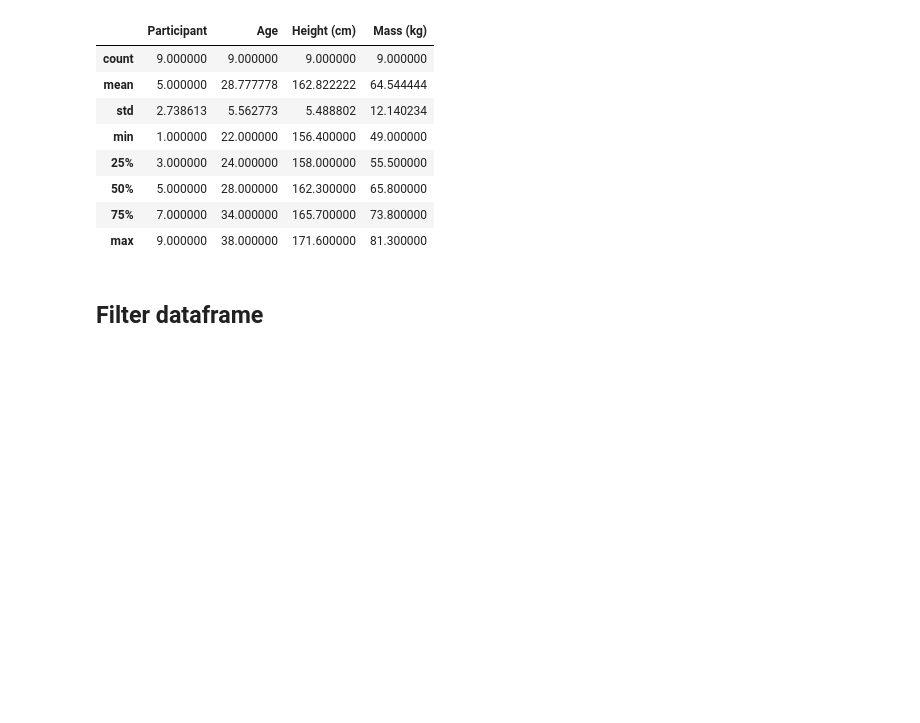
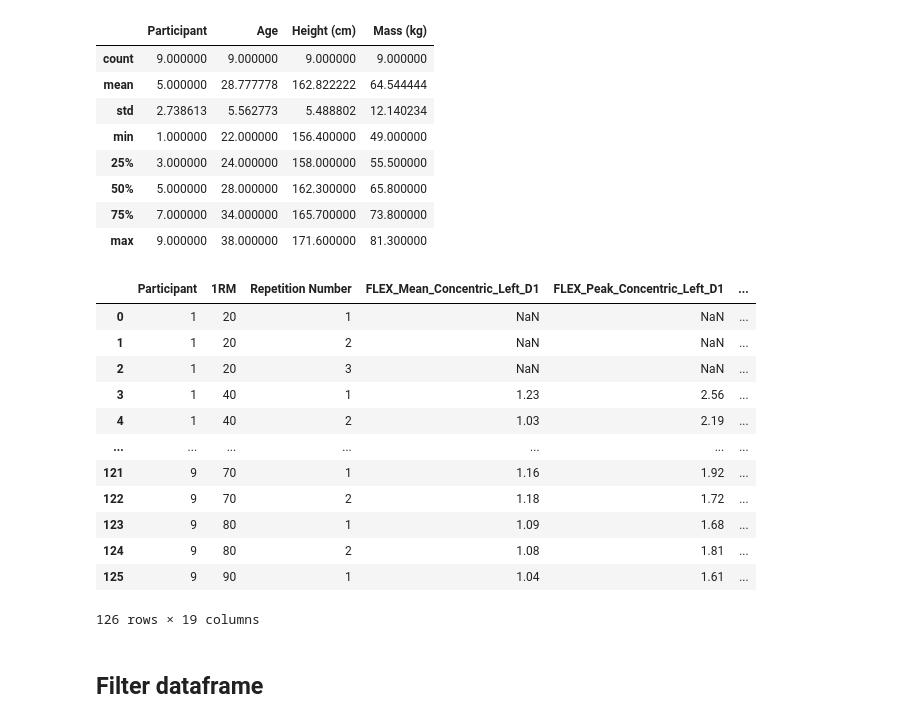
Before and after one commit to Shahril-Iskandar/publication-validity-flex-vbt, a Jupyter notebook: script.ipynb, the cells around one changed output. Drawn from its saved outputs; the diff is of its cells as text; code cells hidden in the pictures; blank space fills up the shorter version.

```diff
--- a/script.ipynb
+++ b/script.ipynb
@@ -33,6 +33,22 @@ info.describe() # Get descriptive statistics of participants info
 | 50% | 5.000000 | 28.000000 | 162.300000 | 65.800000 |
 | 75% | 7.000000 | 34.000000 | 165.700000 | 73.800000 |
 | max | 9.000000 | 38.000000 | 171.600000 | 81.300000 |
+# %%
+powerclean
+# %% [output]
+|  | Participant | 1RM | Repetition Number | FLEX_Mean_Concentric_Left_D1 | FLEX_Peak_Concentric_Left_D1 | ... |
+| 0 | 1 | 20 | 1 | NaN | NaN | ... |
+| 1 | 1 | 20 | 2 | NaN | NaN | ... |
+| 2 | 1 | 20 | 3 | NaN | NaN | ... |
+| 3 | 1 | 40 | 1 | 1.23 | 2.56 | ... |
+| 4 | 1 | 40 | 2 | 1.03 | 2.19 | ... |
+| ... | ... | ... | ... | ... | ... | ... |
+| 121 | 9 | 70 | 1 | 1.16 | 1.92 | ... |
+| 122 | 9 | 70 | 2 | 1.18 | 1.72 | ... |
+| 123 | 9 | 80 | 1 | 1.09 | 1.68 | ... |
+| 124 | 9 | 80 | 2 | 1.08 | 1.81 | ... |
+| 125 | 9 | 90 | 1 | 1.04 | 1.61 | ... |
+126 rows × 19 columns
 # %% [markdown]
 ## Filter dataframe
 # %%
```
Also changed, not shown: parts of 11 cells of this notebook, 8 other files.
